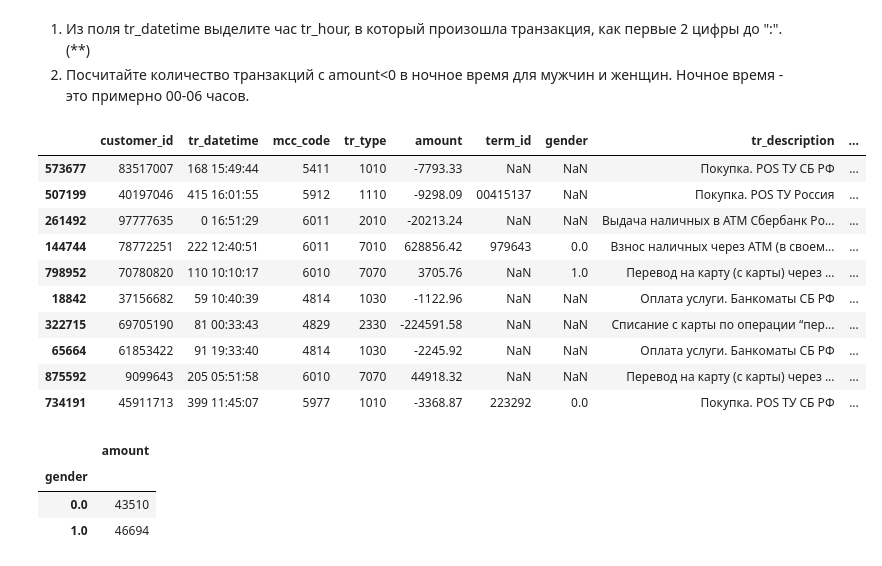
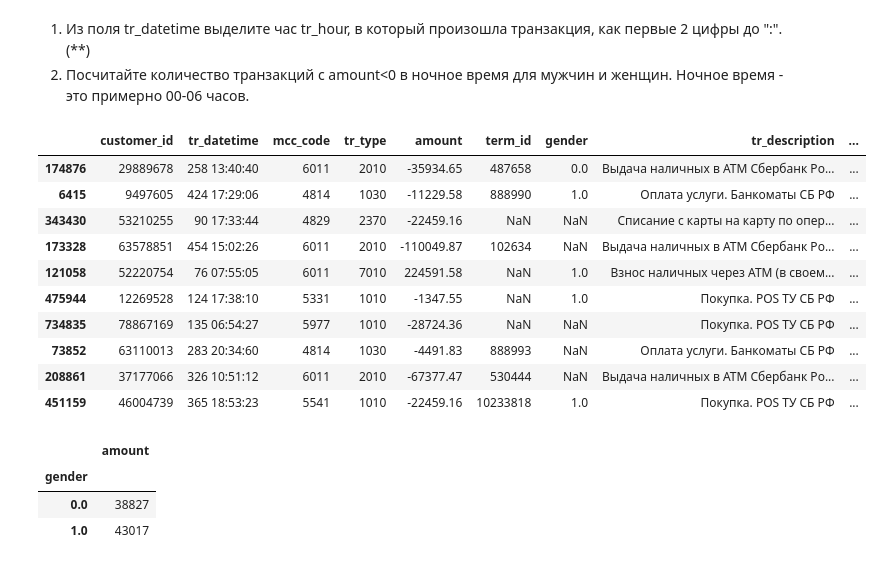
Before and after one commit to eispoohw/CS493-Math-Methods-in-ML, a Jupyter notebook: lab2.ipynb, the cells around one changed output. Cells and saved outputs as stored; diff of their text form; code cells hidden in the pictures.

```diff
--- a/lab2.ipynb
+++ b/lab2.ipynb
@@ -385,24 +407,24 @@ res[['difference']].nlargest(10, 'difference').merge(tr_mcc_codes, how='inner',
 2. Посчитайте количество транзакций с amount<0 в ночное время для мужчин и женщин. Ночное время - это примерно 00-06 часов.
 # %%
 with_hour = nt
-with_hour['tr_hour'] = [x[-1][:2] for x in with_hour.tr_datetime.str.split(' ')]
+with_hour['tr_hour'] = [int(x[-1][:2]) for x in with_hour.tr_datetime.str.split(' ')]
 with_hour.sample(10)
 # %% [output]
 |  | customer_id | tr_datetime | mcc_code | tr_type | amount | term_id | gender | tr_description | ... |
-| 573677 | 83517007 | 168 15:49:44 | 5411 | 1010 | -7793.33 | NaN | NaN | Покупка. POS ТУ СБ РФ | ... |
-| 507199 | 40197046 | 415 16:01:55 | 5912 | 1110 | -9298.09 | 00415137 | NaN | Покупка. POS ТУ Россия | ... |
-| 261492 | 97777635 | 0 16:51:29 | 6011 | 2010 | -20213.24 | NaN | NaN | Выдача наличных в АТМ Сбербанк Ро... | ... |
-| 144744 | 78772251 | 222 12:40:51 | 6011 | 7010 | 628856.42 | 979643 | 0.0 | Взнос наличных через АТМ (в своем... | ... |
-| 798952 | 70780820 | 110 10:10:17 | 6010 | 7070 | 3705.76 | NaN | 1.0 | Перевод на карту (с карты) через ... | ... |
-| 18842 | 37156682 | 59 10:40:39 | 4814 | 1030 | -1122.96 | NaN | NaN | Оплата услуги. Банкоматы СБ РФ | ... |
-| 322715 | 69705190 | 81 00:33:43 | 4829 | 2330 | -224591.58 | NaN | NaN | Списание с карты по операции “пер... | ... |
-| 65664 | 61853422 | 91 19:33:40 | 4814 | 1030 | -2245.92 | NaN | NaN | Оплата услуги. Банкоматы СБ РФ | ... |
-| 875592 | 9099643 | 205 05:51:58 | 6010 | 7070 | 44918.32 | NaN | NaN | Перевод на карту (с карты) через ... | ... |
-| 734191 | 45911713 | 399 11:45:07 | 5977 | 1010 | -3368.87 | 223292 | 0.0 | Покупка. POS ТУ СБ РФ | ... |
+| 174876 | 29889678 | 258 13:40:40 | 6011 | 2010 | -35934.65 | 487658 | 0.0 | Выдача наличных в АТМ Сбербанк Ро... | ... |
+| 6415 | 9497605 | 424 17:29:06 | 4814 | 1030 | -11229.58 | 888990 | 1.0 | Оплата услуги. Банкоматы СБ РФ | ... |
+| 343430 | 53210255 | 90 17:33:44 | 4829 | 2370 | -22459.16 | NaN | NaN | Списание с карты на карту по опер... | ... |
+| 173328 | 63578851 | 454 15:02:26 | 6011 | 2010 | -110049.87 | 102634 | NaN | Выдача наличных в АТМ Сбербанк Ро... | ... |
+| 121058 | 52220754 | 76 07:55:05 | 6011 | 7010 | 224591.58 | NaN | 1.0 | Взнос наличных через АТМ (в своем... | ... |
+| 475944 | 12269528 | 124 17:38:10 | 5331 | 1010 | -1347.55 | NaN | 1.0 | Покупка. POS ТУ СБ РФ | ... |
+| 734835 | 78867169 | 135 06:54:27 | 5977 | 1010 | -28724.36 | NaN | NaN | Покупка. POS ТУ СБ РФ | ... |
+| 73852 | 63110013 | 283 20:34:60 | 4814 | 1030 | -4491.83 | 888993 | NaN | Оплата услуги. Банкоматы СБ РФ | ... |
+| 208861 | 37177066 | 326 10:51:12 | 6011 | 2010 | -67377.47 | 530444 | NaN | Выдача наличных в АТМ Сбербанк Ро... | ... |
+| 451159 | 46004739 | 365 18:53:23 | 5541 | 1010 | -22459.16 | 10233818 | 1.0 | Покупка. POS ТУ СБ РФ | ... |
 # %%
-with_hour[(with_hour.amount < 0) & (with_hour.tr_hour <= '06')].groupby('gender').agg({'amount': 'count'})
+with_hour[(with_hour.amount < 0) & (with_hour.tr_hour < 6)].groupby('gender').agg({'amount': 'count'})
 # %% [output]
 |  | amount |
 | gender |  |
-| 0.0 | 43510 |
-| 1.0 | 46694 |
+| 0.0 | 38827 |
+| 1.0 | 43017 |
```
Also changed, not shown: parts of 20 cells of this notebook.
